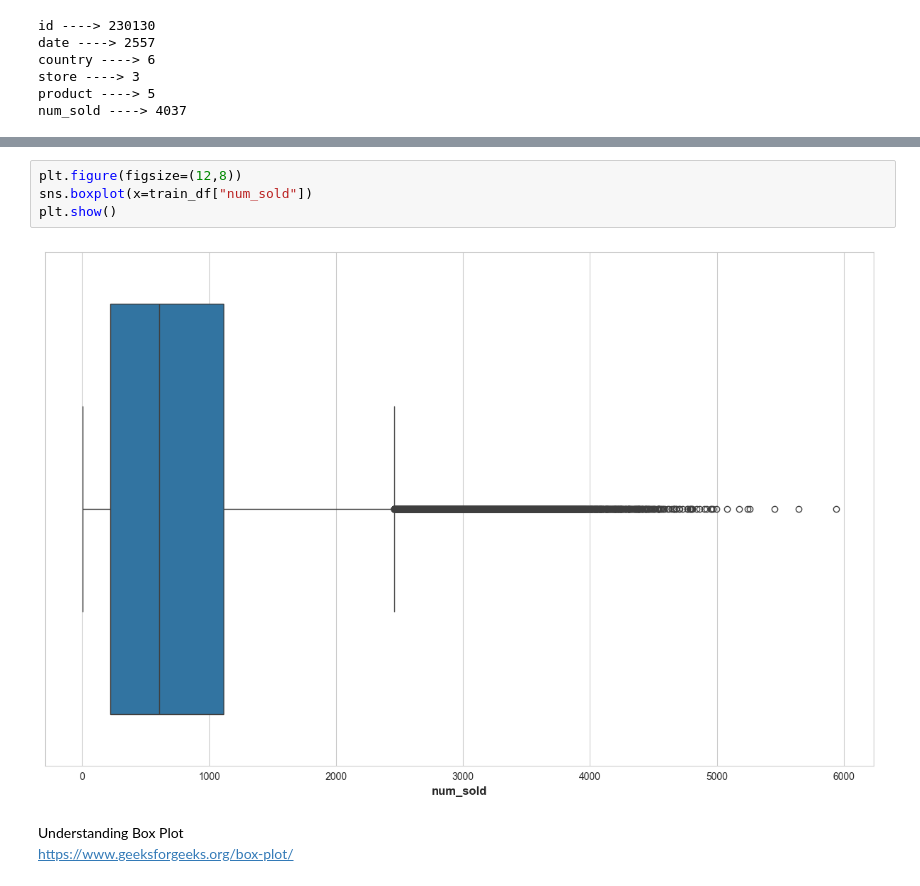
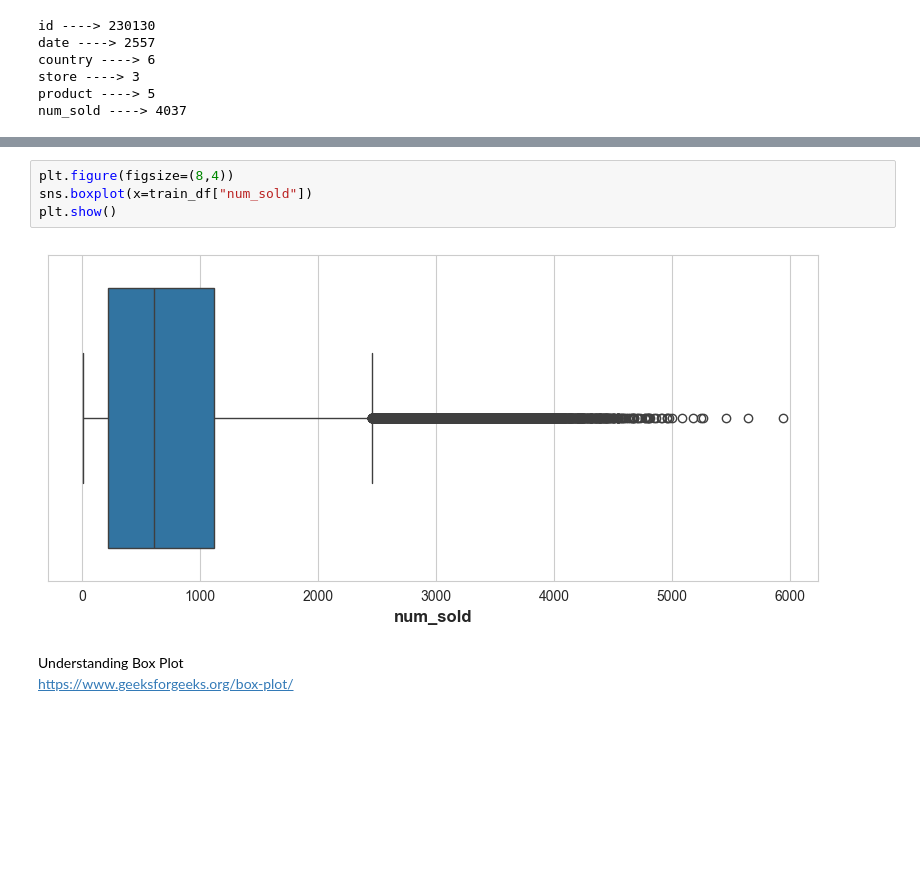
Before and after one commit to omjadhav9271/Forecasting-Sales, a Jupyter notebook: nb01.ipynb, the cells around one changed output, grey strips where cells are left out. Drawn from its saved outputs; the diff is of its cells as text; blank space fills up the shorter version.

```diff
--- a/nb01.ipynb
+++ b/nb01.ipynb
@@ -129,9 +145,9 @@ plt.show()
 # %%
-plt.figure(figsize=(12,8))
+plt.figure(figsize=(8,4))
 sns.boxplot(x=train_df["num_sold"])
 plt.show()
 # %% [output]
-[figure, old version]
+[figure, new version]
 # %% [markdown]
 Understanding Box Plot
 https://www.geeksforgeeks.org/box-plot/
```
Also changed, not shown: parts of 25 cells of this notebook, 1 other file.
